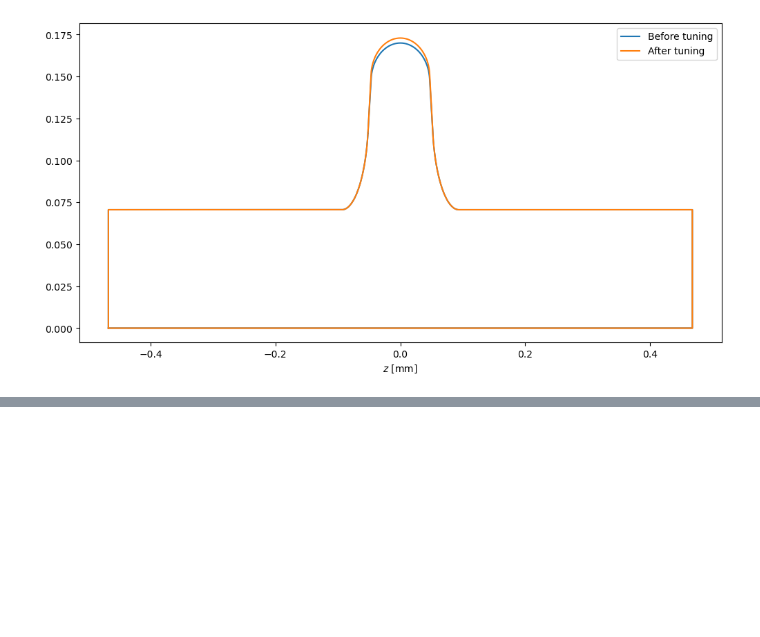
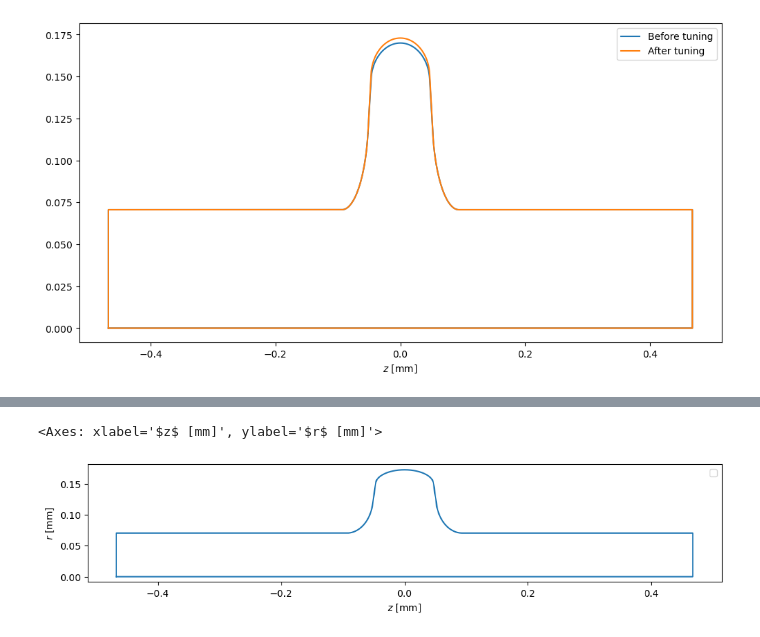
Before and after one commit to Dark-Elektron/cavsim2d, a Jupyter notebook: notebooks/tune_test.ipynb, the cells around one changed output, grey strips where cells are left out. Saved outputs shown, nothing was run; the diff lists cells and outputs as text; code cells hidden in the pictures; blank space fills up the shorter version.

```diff
--- a/notebooks/tune_test.ipynb
+++ b/notebooks/tune_test.ipynb
@@ -96,0 +118,8 @@ plt.show()
+# %%
+cavs_degenerate.shape_space['cavs_degenerate']['BP'] = 'none'
+# %%
+cavs_degenerate.shape_space['cavs_degenerate']['OC'] = cavs_degenerate.shape_space['cavs_degenerate']['IC']
+# %%
+cavs_degenerate.shape_space['cavs_degenerate']['OC_R'] = cavs_degenerate.shape_space['cavs_degenerate']['IC']
+# %%
+cavs_degenerate.run_eigenmode()
@@ -96,0 +147,5 @@ plt.show()
+# %%
+cavs_degenerate.plot('geometry')
+# %% [output]
+<Axes: xlabel='$z$ [mm]', ylabel='$r$ [mm]'>
+[figure, added]
```
Also changed, not shown: parts of 5 cells of this notebook, 4 other files.
